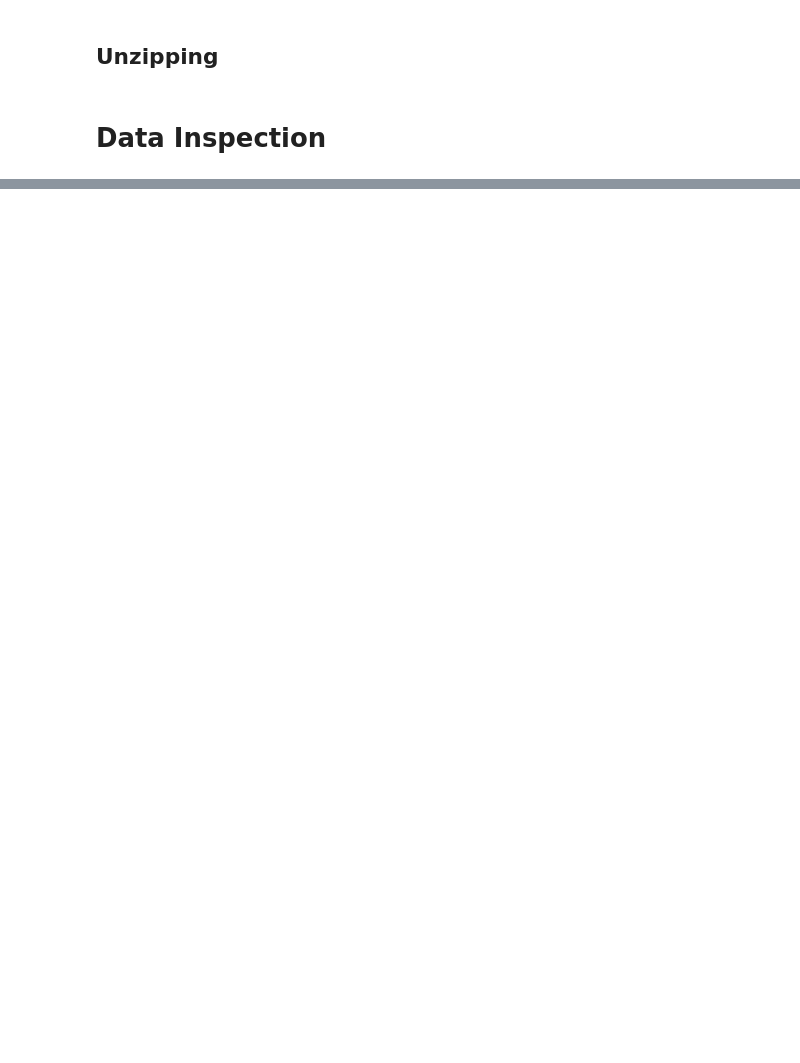
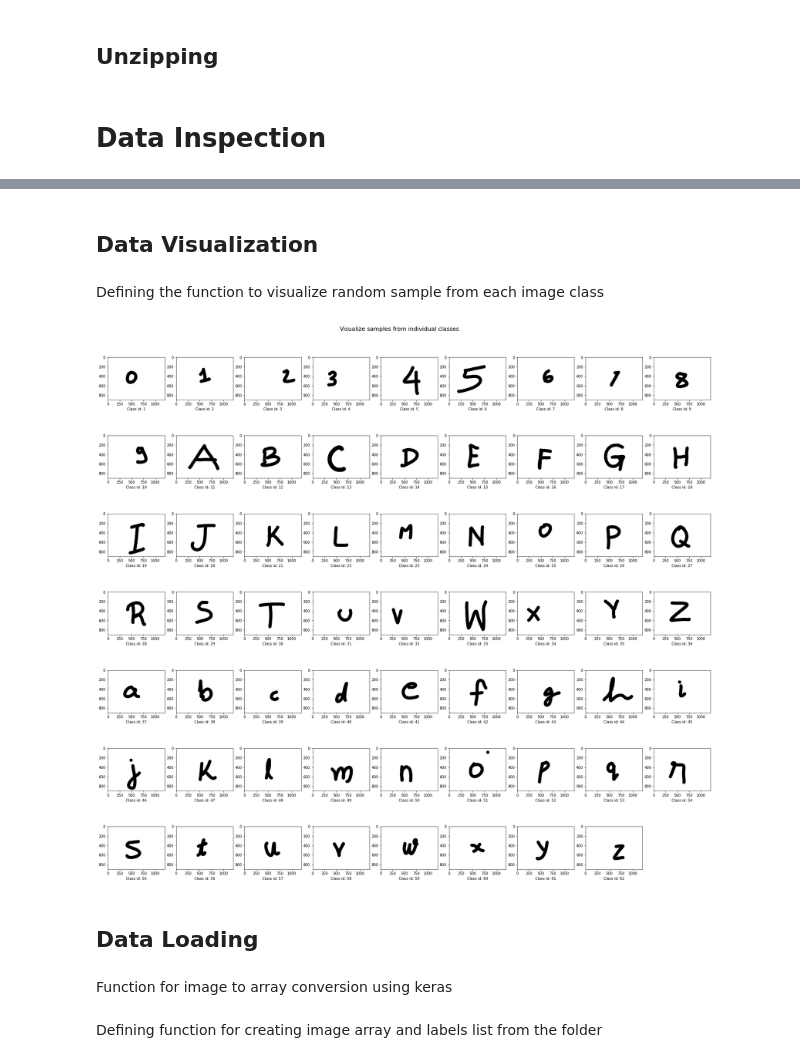
Before and after one commit to sayan0506/Comparative-STudy-of-Effect-of-Transfer-Learning-om-Different-Handwritten-Digit-Datasets-using-WandB, a Jupyter notebook: IIITD_assignment_task_2_test_script.ipynb, the cells around one changed output, grey strips where cells are left out. Drawn from its saved outputs; the diff is of its cells as text; code cells hidden in the pictures; blank space fills up the shorter version.

```diff
--- a/IIITD_assignment_task_2_test_script.ipynb
+++ b/IIITD_assignment_task_2_test_script.ipynb
@@ -115,0 +124,4 @@ List of classifiers
+# %%
+class_ids = [int(id.split('Sample')[1]) for id in sorted(os.listdir(img_dir))]
+print(f'We are representing the {len(class_ids)} class ids with the following ids respectively, also for prediction')
+for cls in class_ids: print(cls)
@@ -115,0 +146,43 @@ List of classifiers
+# %% [markdown]
+## Data Visualization
+# %% [markdown]
+ Defining the function to visualize random sample from each image class
+# %%
+def vis_images(img_dir, class_ids):
+  '''
+  Visualizing random samples for each class
+  '''
+  # no of image in each row
+  cols = 9
+  rows = int(np.ceil(len(os.listdir(img_dir))/cols))
+  # samples left for the last row, the remainders
+  end_count = len(os.listdir(img_dir))%cols
+
+  # defining the figure to visualize
+  fig = plt.figure(figsize = (30,25))
+  fig.suptitle('Visualize samples from individual classes', fontsize = 16)
+  fig.tight_layout()
+  fig.subplots_adjust(top = 0.95)
+
+  for id, folder in enumerate(sorted(os.listdir(img_dir))):
+
+    # fetching random image sample
+    id_path = os.path.join(img_dir,folder)
+    img_sample = random.choice(os.listdir(id_path))
+    img_path = os.path.join(id_path, img_sample)
+    img = plt.imread(img_path)
+
+    # visualize
+    fig.add_subplot(rows, cols, id+1)
+    plt.imshow(img)
+    plt.xlabel(f'Class id: {class_ids[id]}')
+
+  plt.show()
+# %%
+vis_images(img_dir, class_ids)
+# %% [output]
+[figure, added]
+# %% [markdown]
+## Data Loading
+# %% [markdown]
+Function for image to array conversion using keras
@@ -115,0 +201,2 @@ List of classifiers
+# %% [markdown]
+Defining function for creating image array and labels list from the folder
```
Also changed, not shown: parts of 9 cells of this notebook.
